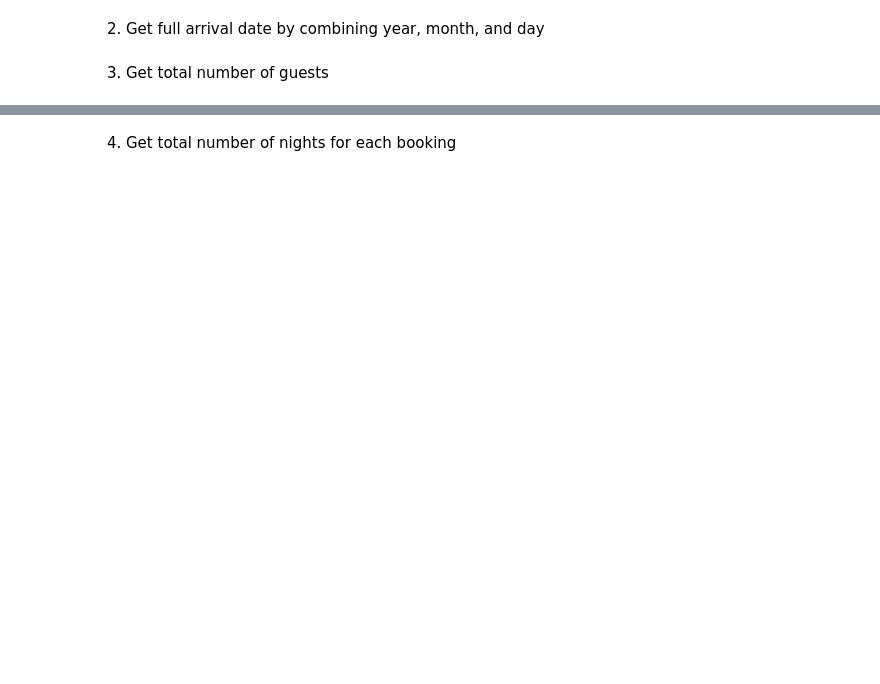
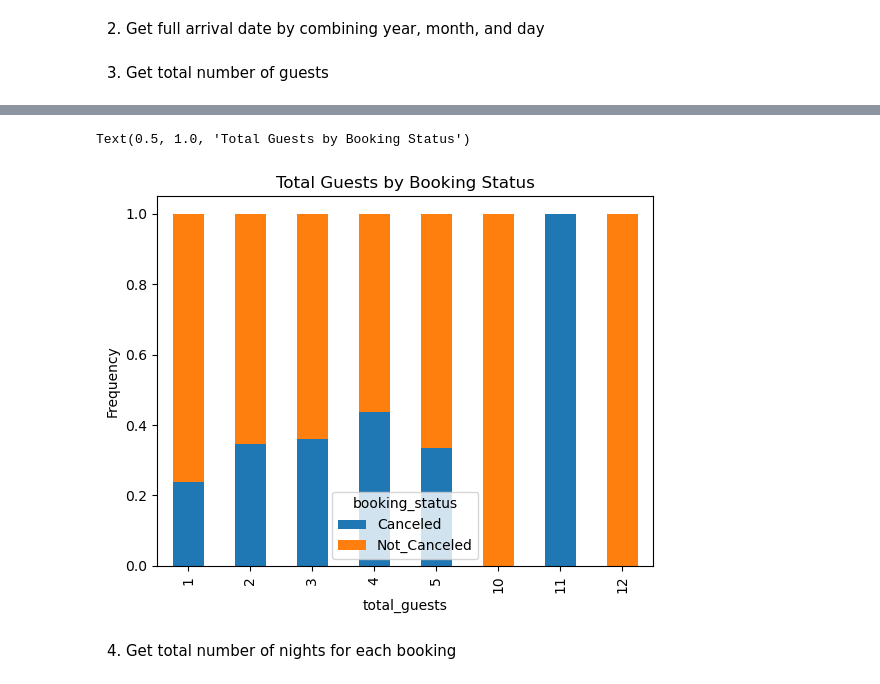
Before and after one commit to vivianndo/ads505, a Jupyter notebook: EDA_and_Modeling.ipynb, the cells around one changed output, grey strips where cells are left out. Cells and saved outputs as stored; diff of their text form; code cells hidden in the pictures; blank space fills up the shorter version.

```diff
--- a/EDA_and_Modeling.ipynb
+++ b/EDA_and_Modeling.ipynb
@@ -566,3 +562,10 @@ plt.show()
+# %%
+pd.crosstab(df['total_guests'], df['booking_status'], normalize = 'index').plot(kind='bar', stacked=True)
+plt.ylabel('Frequency')
+plt.title('Total Guests by Booking Status')
+# %% [output]
+Text(0.5, 1.0, 'Total Guests by Booking Status')
+[figure, added]
 # %% [markdown]
 4. Get total number of nights for each booking
 # %%
```
Also changed, not shown: parts of 119 cells of this notebook.
